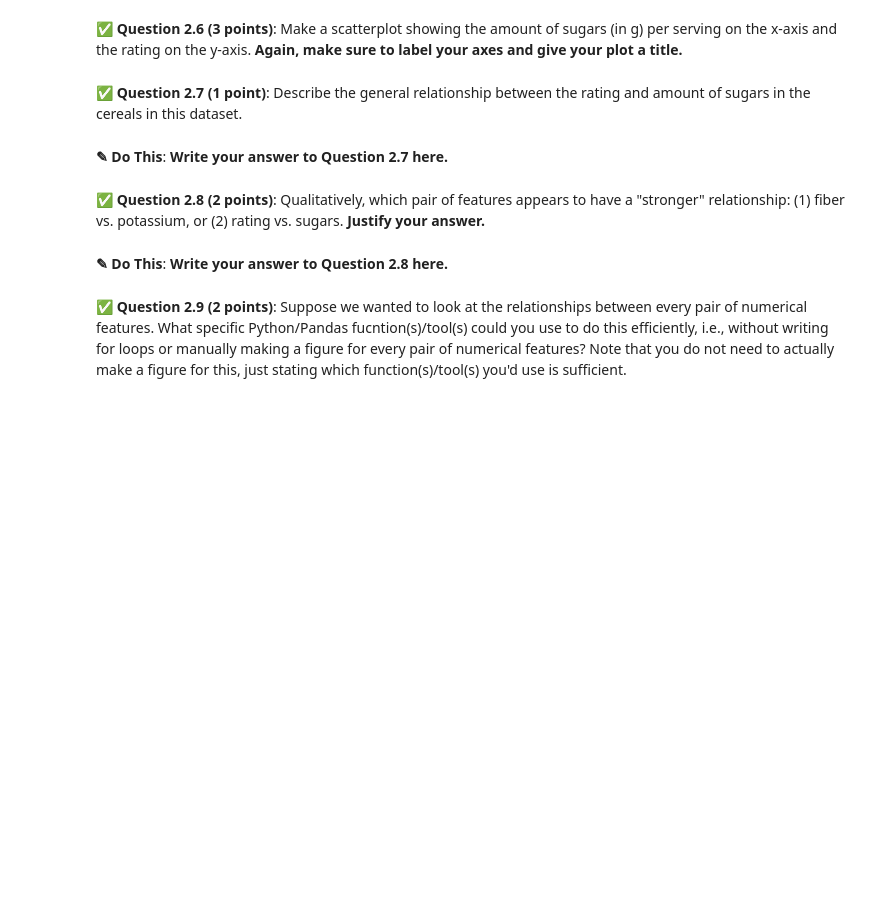
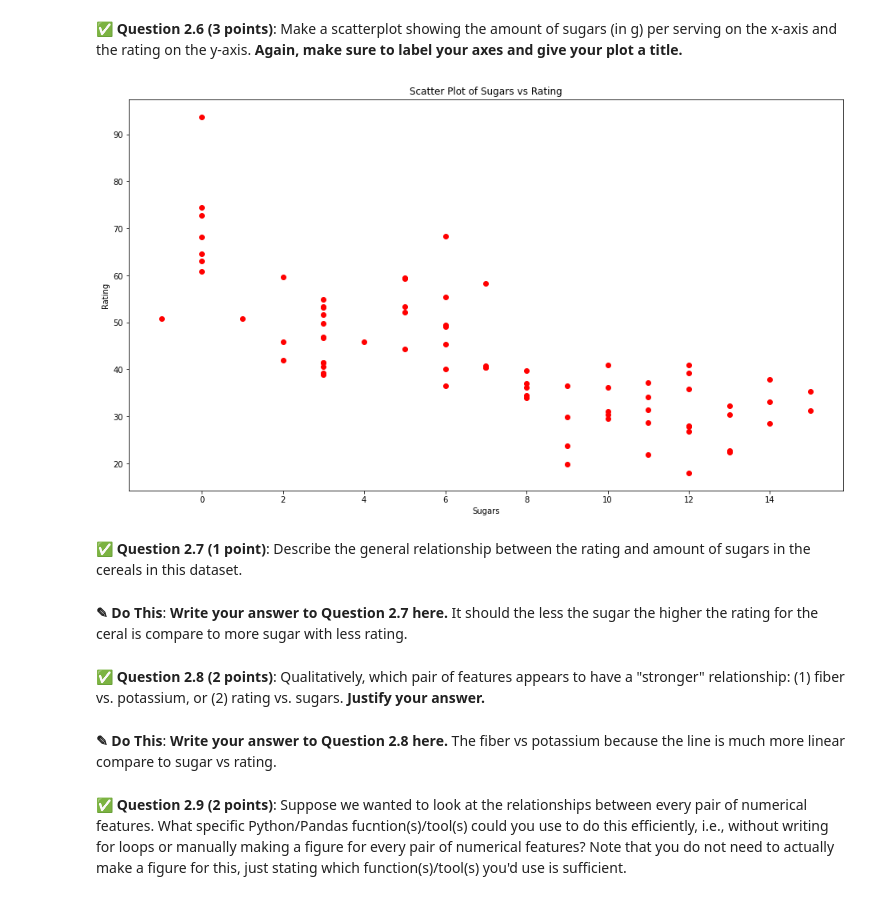
Before and after one commit to Unicore27/CMSE202_FS23_Turnin, a Jupyter notebook: Midterm/CMSE202-Midterm-Section002-Luke Victor.ipynb, the cells around one changed output. Cells and saved outputs as stored; diff of their text form; code cells hidden in the pictures; blank space fills up the shorter version.

```diff
--- a/Midterm/CMSE202-Midterm-Section002-Luke Victor.ipynb
+++ b/Midterm/CMSE202-Midterm-Section002-Luke Victor.ipynb
@@ -111,11 +174,26 @@ Now that you are more acquainted with the cereal data in your `DataFrame`, let's
+# %%
+# Put your code for Question 2.6 here
+import matplotlib.pyplot as plt
+import numpy as np
+df =pd.read_csv('cereal.csv')
+plt.figure(figsize=(16, 9))
+plt.scatter(df['sugars'], df['rating'],c='red')
+
+# Add labels and title
+plt.xlabel('Sugars')
+plt.ylabel('Rating')
+plt.title('Scatter Plot of Sugars vs Rating')
+plt.show()
+# %% [output]
+[figure, added]
 # %% [markdown]
 &#9989; **Question 2.7 (1 point)**: Describe the general relationship between the rating and amount of sugars in the cereals in this dataset.
 # %% [markdown]
-**<font size=+3>&#9998;</font> Do This**: **Write your answer to Question 2.7 here.**
+**<font size=+3>&#9998;</font> Do This**: **Write your answer to Question 2.7 here.** It should the less the sugar the higher the rating for the ceral is compare to more sugar with less rating.
 # %% [markdown]
 &#9989; **Question 2.8 (2 points)**: Qualitatively, which pair of features appears to have a "stronger" relationship: (1) fiber vs. potassium, or (2) rating vs. sugars. **Justify your answer.**
 # %% [markdown]
-**<font size=+3>&#9998;</font> Do This**: **Write your answer to Question 2.8 here.**
+**<font size=+3>&#9998;</font> Do This**: **Write your answer to Question 2.8 here.** The fiber vs potassium because the line is much more linear compare to sugar vs rating.
 # %% [markdown]
 &#9989; **Question 2.9 (2 points)**: Suppose we wanted to look at the relationships between every pair of numerical features. What specific Python/Pandas fucntion(s)/tool(s) could you use to do this efficiently, i.e., without writing for loops or manually making a figure for every pair of numerical features? Note that you do not need to actually make a figure for this, just stating which function(s)/tool(s) you'd use is sufficient.
 # %% [markdown]
```
Also changed, not shown: parts of 15 cells of this notebook.
